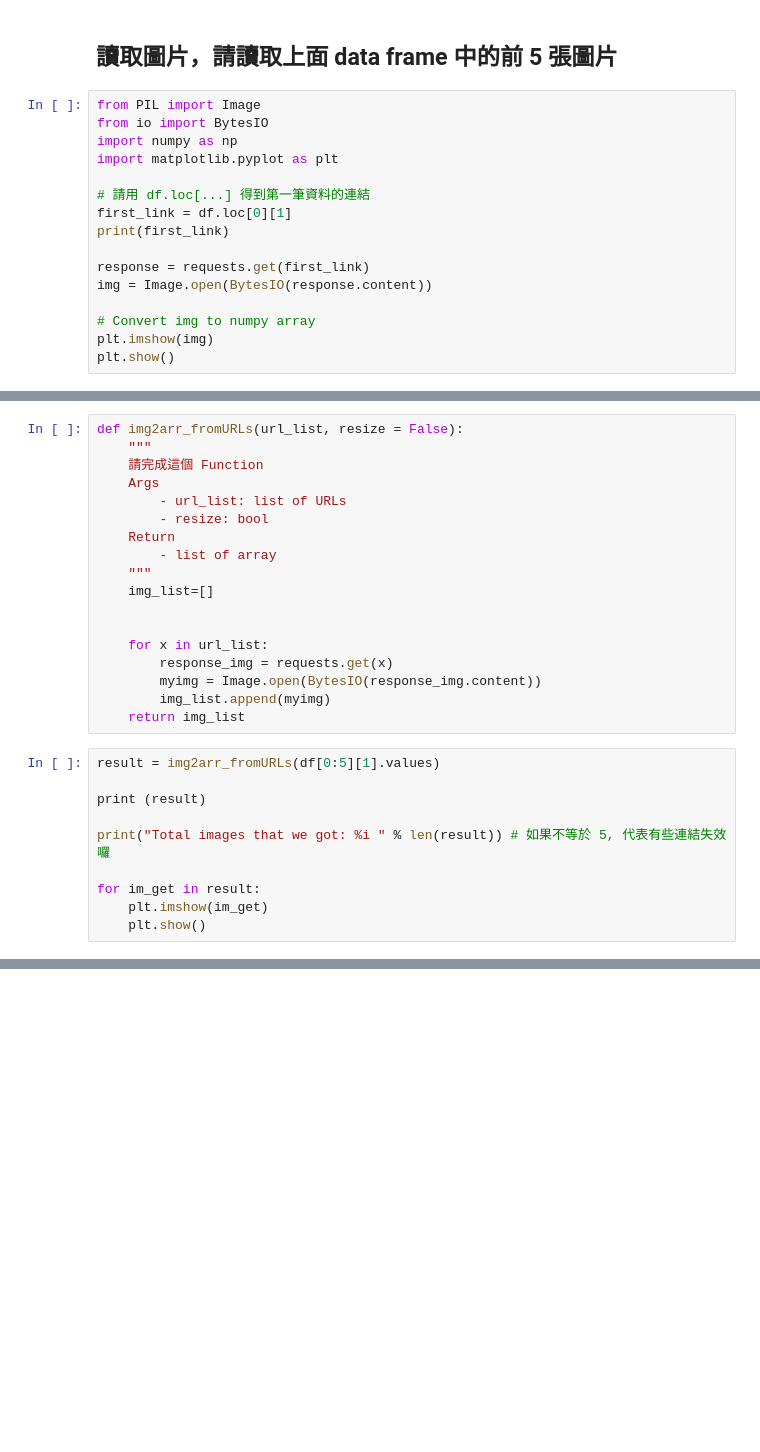
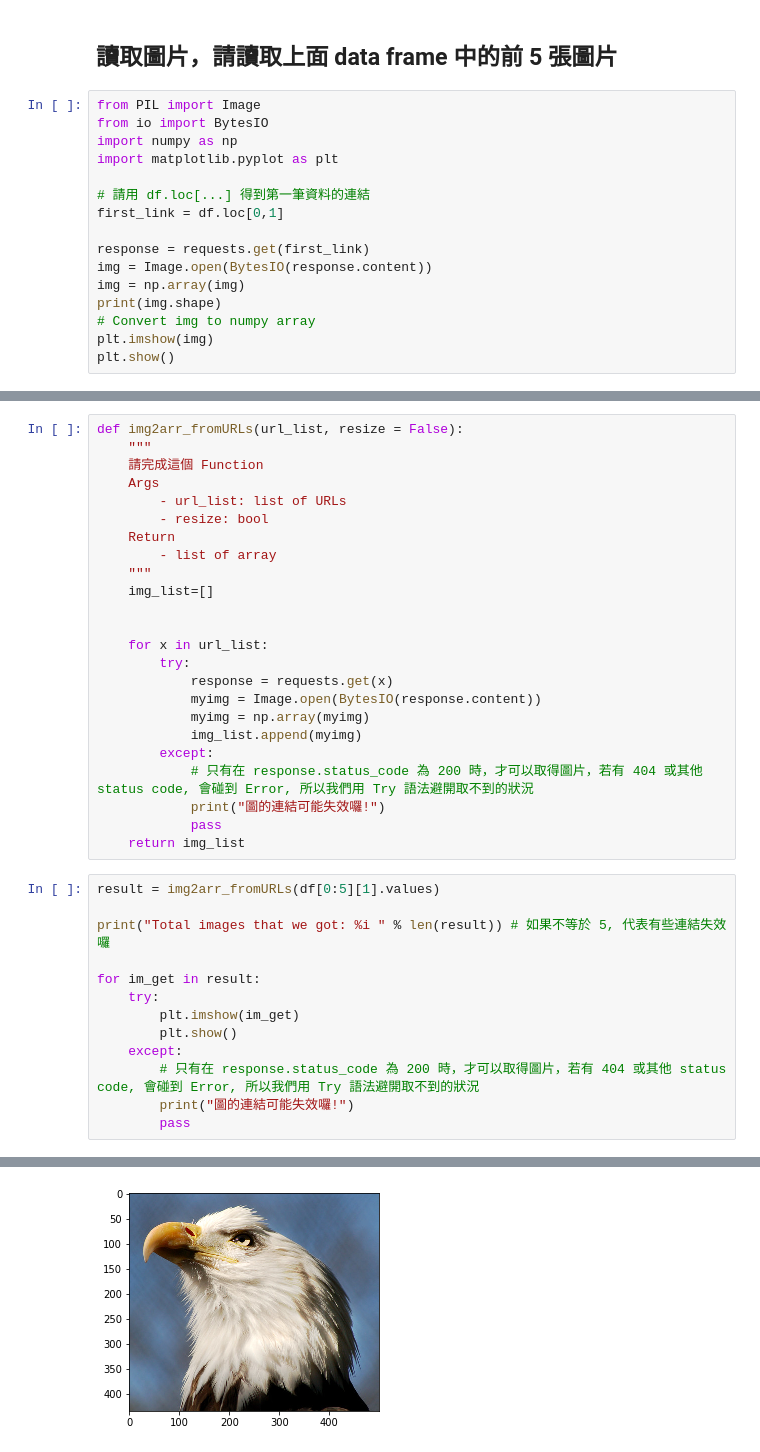
Before and after one commit to elsana20/-1st-DL-CVMarathon, a Jupyter notebook: HomeWork/Day_005-2_HW.ipynb, the cells around one changed output, grey strips where cells are left out. Cells and saved outputs as stored; diff of their text form; blank space fills up the shorter version.

```diff
--- a/HomeWork/Day_005-2_HW.ipynb
+++ b/HomeWork/Day_005-2_HW.ipynb
@@ -71,12 +86,12 @@ import numpy as np
 import matplotlib.pyplot as plt
 
 # 請用 df.loc[...] 得到第一筆資料的連結
-first_link = df.loc[0][1]
-print(first_link)
+first_link = df.loc[0,1]
 
 response = requests.get(first_link)
 img = Image.open(BytesIO(response.content))
-
+img = np.array(img)
+print(img.shape)
 # Convert img to numpy array
 plt.imshow(img)
 plt.show()
@@ -97,18 +112,27 @@ def img2arr_fromURLs(url_list, resize = False):
 
 
     for x in url_list:
-        response_img = requests.get(x)
-        myimg = Image.open(BytesIO(response_img.content))
-        img_list.append(myimg)
+        try:
+            response = requests.get(x)
+            myimg = Image.open(BytesIO(response.content))
+            myimg = np.array(myimg)
+            img_list.append(myimg)
+        except:
+            # 只有在 response.status_code 為 200 時，才可以取得圖片，若有 404 或其他 status code, 會碰到 Error, 所以我們用 Try 語法避開取不到的狀況
+            print("圖的連結可能失效囉!")
+            pass
     return img_list
 # %%
 result = img2arr_fromURLs(df[0:5][1].values)
-
-print (result)
 
 print("Total images that we got: %i " % len(result)) # 如果不等於 5, 代表有些連結失效囉
 
 for im_get in result:
-    plt.imshow(im_get)
-    plt.show()
+    try:
+        plt.imshow(im_get)
+        plt.show()
+    except:
+        # 只有在 response.status_code 為 200 時，才可以取得圖片，若有 404 或其他 status code, 會碰到 Error, 所以我們用 Try 語法避開取不到的狀況
+        print("圖的連結可能失效囉!")
+        pass
 # %% [output]
@@ -115,0 +141 @@ OSError: cannot identify image file <_io.BytesIO object at 0x...>
+[figure, added]
```
Also changed, not shown: parts of 3 cells of this notebook.
